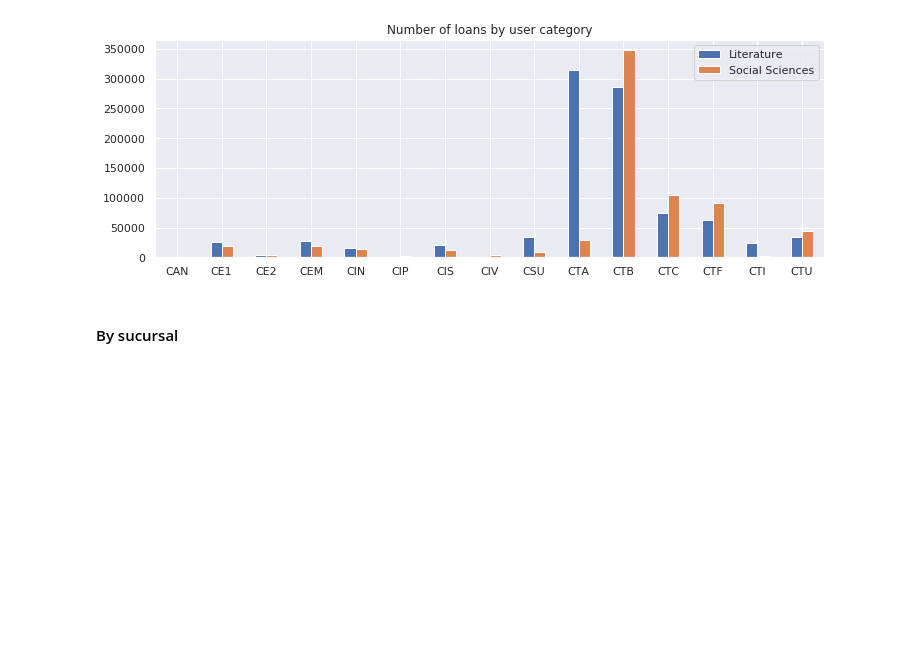
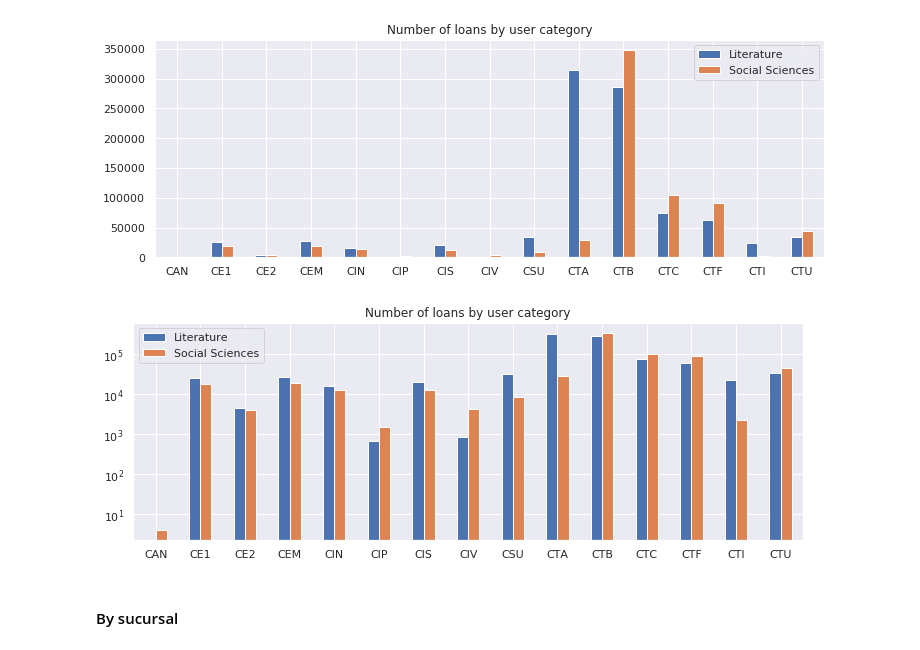
Before and after one commit to mavillard/colombia, a Jupyter notebook: queries.ipynb, the cells around one changed output. Cells and saved outputs as stored; diff of their text form; code cells hidden in the pictures; blank space fills up the shorter version.

```diff
--- a/queries.ipynb
+++ b/queries.ipynb
@@ -653,6 +653,10 @@ pdf83a = pd.DataFrame(
 pdf83a.plot(kind='bar', rot=0, figsize=(12,4), title='Number of loans by user category');
 # %% [output]
 [figure]
+# %%
+pdf83a.plot(kind='bar', rot=0, figsize=(12,4), title='Number of loans by user category', logy=True);
+# %% [output]
+[figure, added]
 # %% [markdown]
 #### By sucursal
 # %%
```
Also changed, not shown: parts of 59 cells of this notebook, 2 other files.
